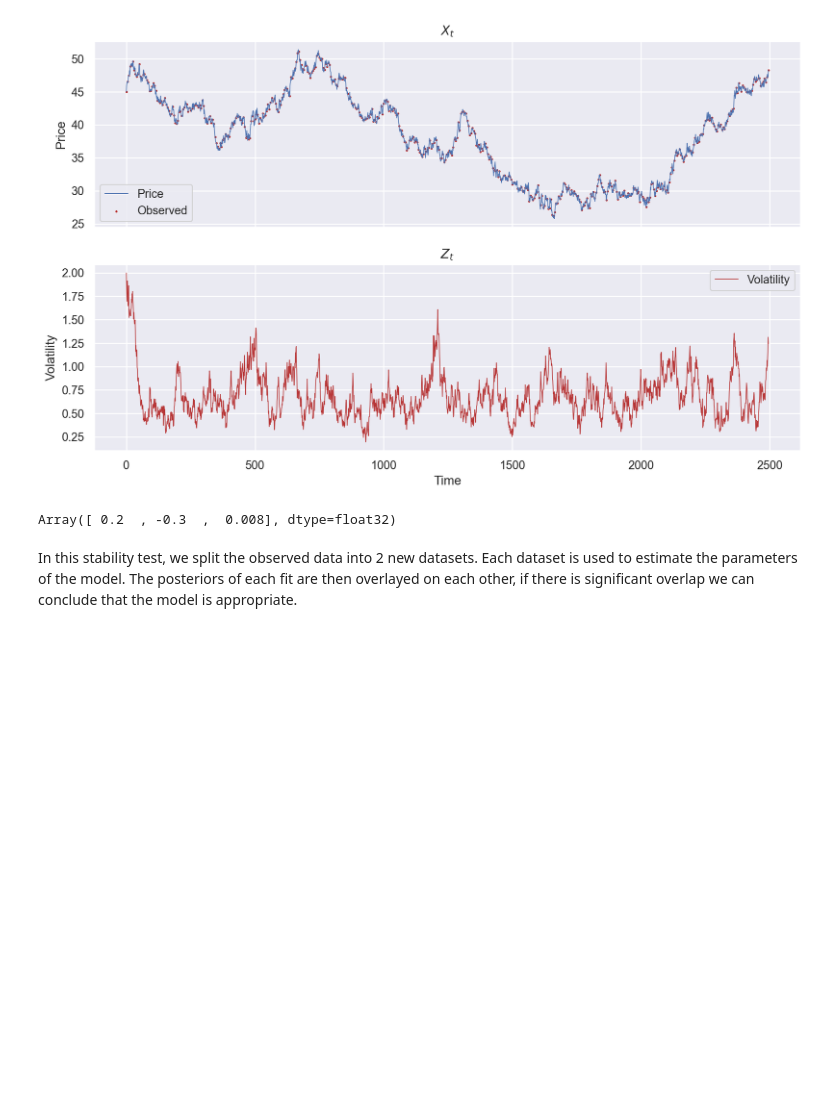
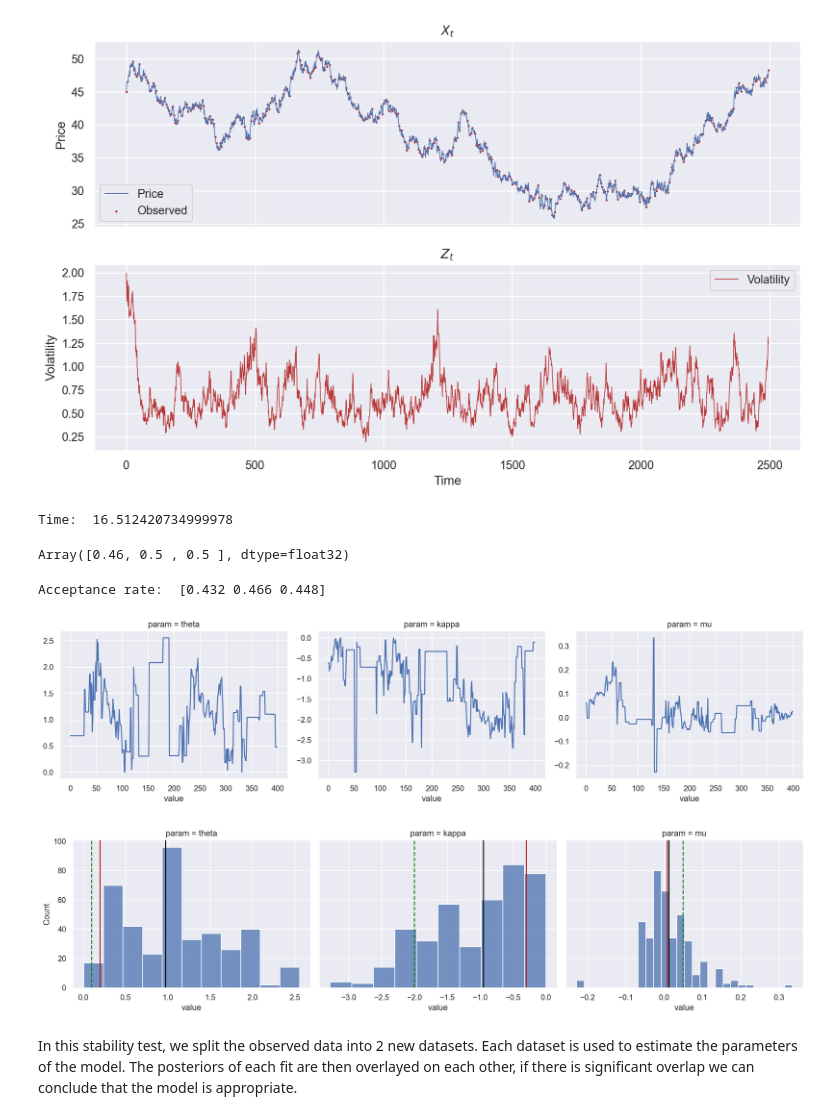
Before and after one commit to jramkiss/sv-stability-tests, a Jupyter notebook: Nymblom-Experiments.ipynb, the cells around one changed output. Cells and saved outputs as stored; diff of their text form; code cells hidden in the pictures; blank space fills up the shorter version.

```diff
--- a/Nymblom-Experiments.ipynb
+++ b/Nymblom-Experiments.ipynb
@@ -93,11 +93,9 @@ def sv_logprior (theta):
     \theta ~ TruncatedNormal(0, 5)
     \kappa ~ TruncatedNormal(-5, 0)
     \mu ~ flat prior
+
+    TODO: Try gamma prior for these parameters. We can put a gamma prior on -kappa
     """
     kappa_prior = jax.scipy.stats.truncnorm.logpdf(theta[1], -5, 0, loc=0)
     theta_prior = jax.scipy.stats.truncnorm.logpdf(theta[0], 0, 5, loc=0)
     return kappa_prior + theta_prior
-# %%
-theta
-# %% [output]
-Array([ 0.2  , -0.3  ,  0.008], dtype=float32)
@@ -104,18 +140,31 @@ Array([ 0.2  , -0.3  ,  0.008], dtype=float32)
 # %%
-start = time.perf_counter()
+key, subkey = jax.random.split(key)
 n_particles = 250
-n_iter = 1_000
-
+n_iter = 1_00
 theta_init = jnp.array([0.1, -2., 0.05])
 rw_sd = jnp.abs(theta_init)/10
 
-key, subkey = jax.random.split(key)
+# estimate of latent states for PG
+filtering_dist = pf.particle_filter(
+    model = volmodel,
+    key = random.PRNGKey(0),
+    y_meas = y_meas,
+    n_particles=n_particles,
+    theta = theta_init,
+    history=True)
+latent_state_est = jax.vmap(
+    lambda x, w: jnp.average(x, axis=0, weights=pf.utils.logw_to_prob(w)),
+    in_axes = (0, 0))(filtering_dist["x_particles"],
+                      filtering_dist["logw"])
+
+
+start = time.perf_counter()
 pg_out = particle_gibbs(
     key=subkey,
     model=volmodel,
     n_iter=n_iter,
     theta_init=theta_init,
-    x_state_init=x_state,
+    x_state_init=latent_state_est,
     y_meas=y_meas,
     n_particles=n_particles,
     rw_sd=rw_sd,
@@ -126,3 +175,6 @@ pg_out = particle_gibbs(
 
 print("Time: ", time.perf_counter() - start)
 pg_out["accept_rate"]
+# %% [output]
+Time:  16.512420734999978
+Array([0.46, 0.5 , 0.5 ], dtype=float32)
@@ -131,2 +181,16 @@ plot_posteriors(pg_out, theta_true=theta, theta_init=theta_init)
+# %%
+pg_out = parameter_estimates(
+    key=key,
+    y_meas = y_meas,
+    model=volmodel,
+    theta_init = jnp.array([0.1, -2., 0.05]),
+    n_particles=100,
+    n_iter=500
+)
+plot_posteriors(pg_out, theta_true=theta, theta_init=theta_init)
+# %% [output]
+Acceptance rate:  [0.432 0.466 0.448]
+[figure, added]
+[figure, added]
 # %% [markdown]
 In this stability test, we split the observed data into 2 new datasets. Each dataset is used to estimate the parameters of the model. The posteriors of each fit are then overlayed on each other, if there is significant overlap we can conclude that the model is appropriate.
```
Also changed, not shown: parts of 5 cells of this notebook, 1 other file.
